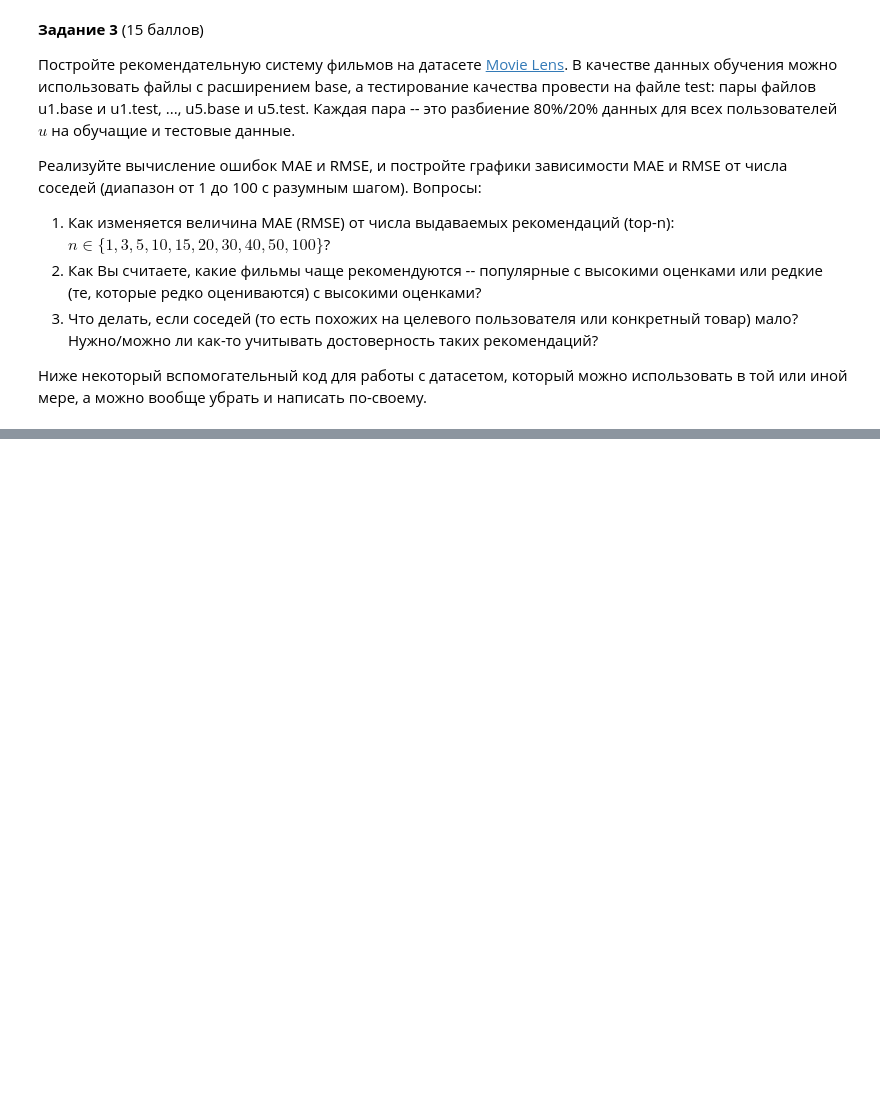
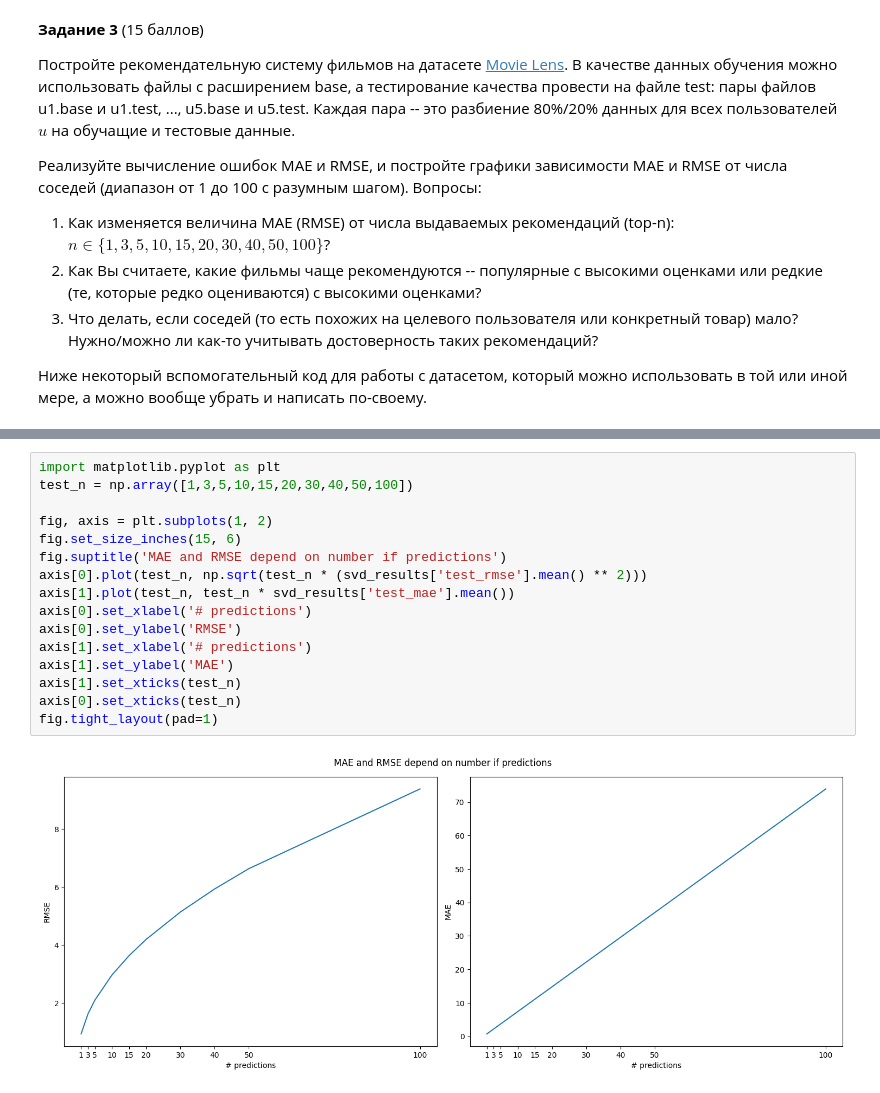
Before and after one commit to amhtj/DL-HSE, a Jupyter notebook: homeworks/sem2_hw1.ipynb, the cells around one changed output, grey strips where cells are left out. Cells and saved outputs as stored; diff of their text form; blank space fills up the shorter version.

```diff
--- a/homeworks/sem2_hw1.ipynb
+++ b/homeworks/sem2_hw1.ipynb
@@ -307,0 +431,18 @@ getRecommendedItems(prefs,itemsim,'87')[0:30]
+# %%
+import matplotlib.pyplot as plt
+test_n = np.array([1,3,5,10,15,20,30,40,50,100])
+
+fig, axis = plt.subplots(1, 2)
+fig.set_size_inches(15, 6)
+fig.suptitle('MAE and RMSE depend on number if predictions')
+axis[0].plot(test_n, np.sqrt(test_n * (svd_results['test_rmse'].mean() ** 2)))
+axis[1].plot(test_n, test_n * svd_results['test_mae'].mean())
+axis[0].set_xlabel('# predictions')
+axis[0].set_ylabel('RMSE')
+axis[1].set_xlabel('# predictions')
+axis[1].set_ylabel('MAE')
+axis[1].set_xticks(test_n)
+axis[0].set_xticks(test_n)
+fig.tight_layout(pad=1)
+# %% [output]
+[figure, added]
```
Also changed, not shown: parts of 26 cells of this notebook.
